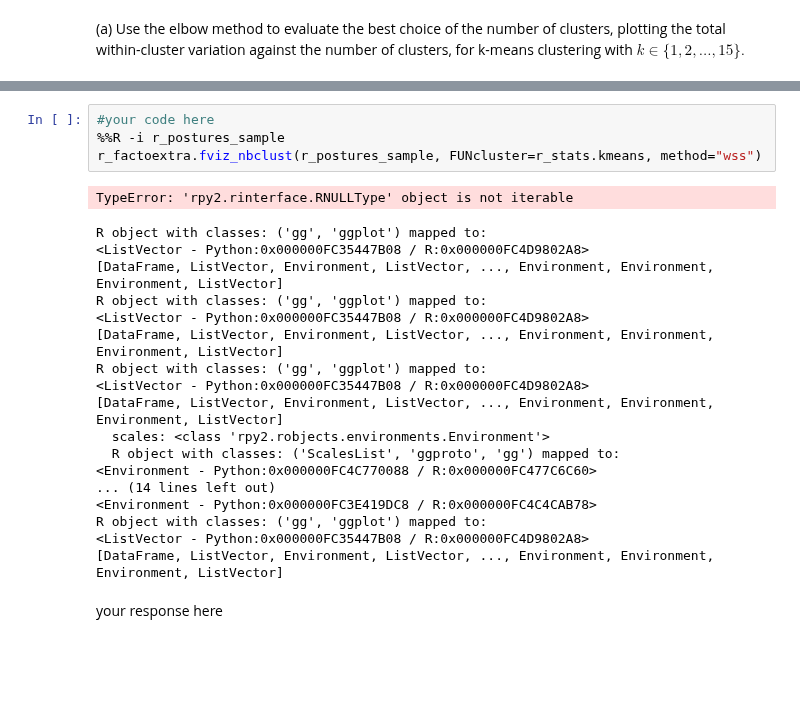
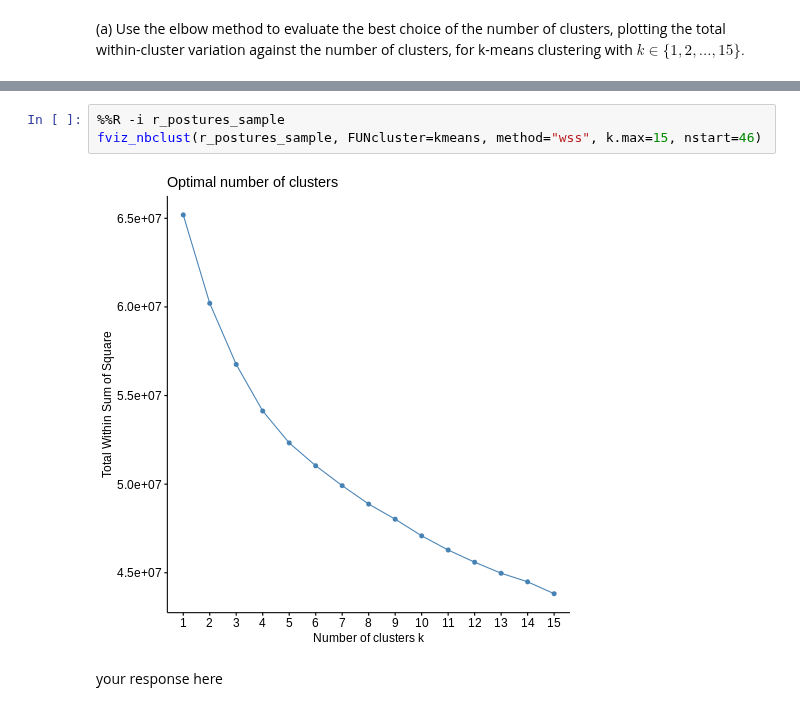
Before and after one commit to srk-apts/CS109B, a Jupyter notebook: HW/cs109b_hw5.ipynb, the cells around one changed output, grey strips where cells are left out. Cells and saved outputs as stored; diff of their text form; blank space fills up the shorter version.

```diff
--- a/HW/cs109b_hw5.ipynb
+++ b/HW/cs109b_hw5.ipynb
@@ -407,26 +412,8 @@ The rpy2.ipython extension is already loaded. To reload it, use:
 # %%
-#your code here
 %%R -i r_postures_sample
-r_factoextra.fviz_nbclust(r_postures_sample, FUNcluster=r_stats.kmeans, method="wss")
+fviz_nbclust(r_postures_sample, FUNcluster=kmeans, method="wss", k.max=15, nstart=46)
 # %% [output]
-TypeError: 'rpy2.rinterface.RNULLType' object is not iterable
-R object with classes: ('gg', 'ggplot') mapped to:
-<ListVector - Python:0x000000FC35447B08 / R:0x000000FC4D9802A8>
-[DataFrame, ListVector, Environment, ListVector, ..., Environment, Environment, Environment, ListVector]
-R object with classes: ('gg', 'ggplot') mapped to:
-<ListVector - Python:0x000000FC35447B08 / R:0x000000FC4D9802A8>
-[DataFrame, ListVector, Environment, ListVector, ..., Environment, Environment, Environment, ListVector]
-R object with classes: ('gg', 'ggplot') mapped to:
-<ListVector - Python:0x000000FC35447B08 / R:0x000000FC4D9802A8>
-[DataFrame, ListVector, Environment, ListVector, ..., Environment, Environment, Environment, ListVector]
-  scales: <class 'rpy2.robjects.environments.Environment'>
-  R object with classes: ('ScalesList', 'ggproto', 'gg') mapped to:
-<Environment - Python:0x000000FC4C770088 / R:0x000000FC477C6C60>
-... (14 lines left out)
-<Environment - Python:0x000000FC3E419DC8 / R:0x000000FC4C4CAB78>
-R object with classes: ('gg', 'ggplot') mapped to:
-<ListVector - Python:0x000000FC35447B08 / R:0x000000FC4D9802A8>
-[DataFrame, ListVector, Environment, ListVector, ..., Environment, Environment, Environment, ListVector]
+[figure, added]
 # %% [markdown]
 your response here
 # %% [markdown]
```
Also changed, not shown: parts of 28 cells of this notebook.
